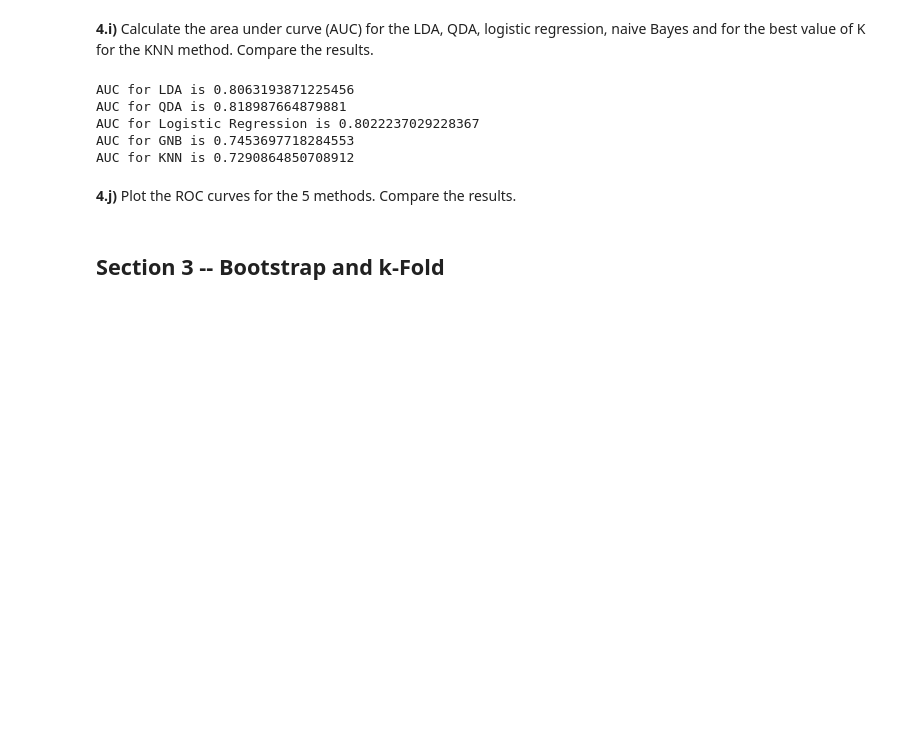
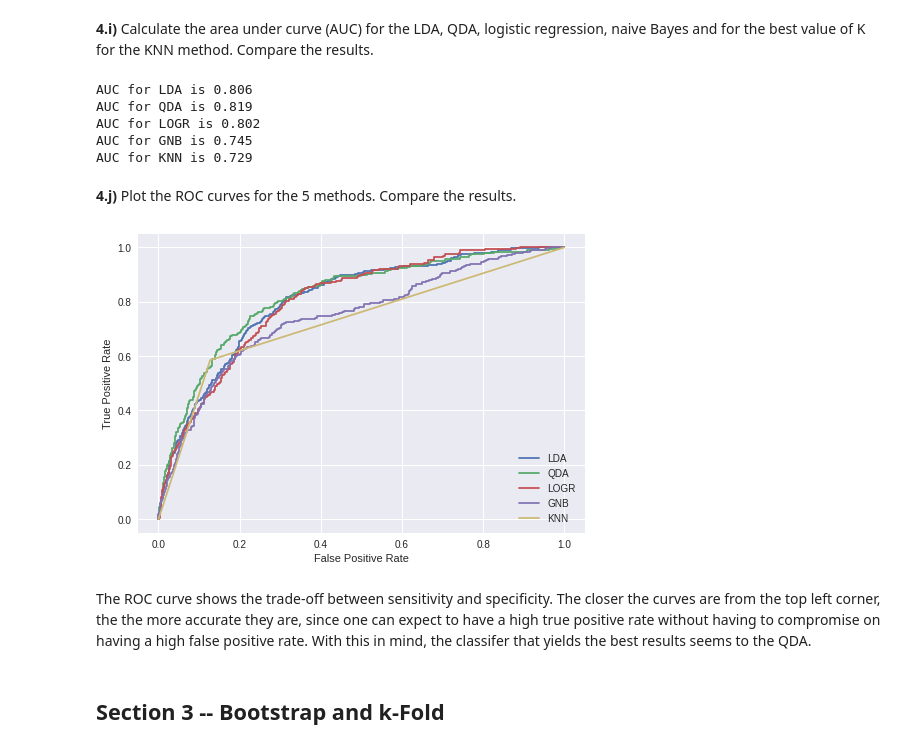
Before and after one commit to VilelaDiogo/AA_Project_G19, a Jupyter notebook: Assignments/Assignment2/Lab2_assignment.ipynb, the cells around one changed output. Cells and saved outputs as stored; diff of their text form; code cells hidden in the pictures; blank space fills up the shorter version.

```diff
--- a/Assignments/Assignment2/Lab2_assignment.ipynb
+++ b/Assignments/Assignment2/Lab2_assignment.ipynb
@@ -321,6 +328,7 @@ The best k is 1.
 # %%
 from sklearn.metrics._plot.roc_curve import auc
 from sklearn.metrics import roc_auc_score
+from sklearn.metrics import roc_curve
 
 #Calculate Probabilities
 Y_predicted_lda = lda.predict_proba(X_testing)[:,1]
@@ -341,19 +349,44 @@ Y_predicted_knn = knn.predict_proba(X_testing)[:,1]
 auc_knn = roc_auc_score(Y_testing, Y_predicted_knn)
 
 #Print results
-print('AUC for LDA is', auc_lda)
-print('AUC for QDA is', auc_qda)
-print('AUC for Logistic Regression is', auc_logr)
-print('AUC for GNB is', auc_gnb)
-print('AUC for KNN is', auc_knn)
+print('AUC for LDA is', round(auc_lda,3))
+print('AUC for QDA is', round(auc_qda,3))
+print('AUC for LOGR is', round(auc_logr,3))
+print('AUC for GNB is', round(auc_gnb,3))
+print('AUC for KNN is', round(auc_knn,3))
 # %% [output]
-AUC for LDA is 0.8063193871225456
-AUC for QDA is 0.818987664879881
-AUC for Logistic Regression is 0.8022237029228367
-AUC for GNB is 0.7453697718284553
-AUC for KNN is 0.7290864850708912
+AUC for LDA is 0.806
+AUC for QDA is 0.819
+AUC for LOGR is 0.802
+AUC for GNB is 0.745
+AUC for KNN is 0.729
 # %% [markdown]
 **4.j)** Plot the ROC curves for the 5 methods. Compare the results.
+# %%
+from sklearn.metrics import roc_curve
+
+#Get curves for all methods
+fpr_lda, tpr_lda, _ = roc_curve(Y_testing, Y_predicted_lda)
+fpr_qda, tpr_qda, _ = roc_curve(Y_testing, Y_predicted_qda)
+fpr_logr, tpr_logr, _ = roc_curve(Y_testing, Y_predicted_logr)
+fpr_gnb, tpr_gnb, _ = roc_curve(Y_testing, Y_predicted_gnb)
+fpr_knn, tpr_knn, _ = roc_curve(Y_testing, Y_predicted_knn)
+
+#plot all methods
+plt.plot(fpr_lda, tpr_lda)
+plt.plot(fpr_qda, tpr_qda)
+plt.plot(fpr_logr, tpr_logr)
+plt.plot(fpr_gnb, tpr_gnb)
+plt.plot(fpr_knn, tpr_knn)
+plt.legend(['LDA', 'QDA','LOGR','GNB','KNN'], loc ="lower right")
+
+plt.xlabel("False Positive Rate")
+plt.ylabel("True Positive Rate")
+plt.show()
+# %% [output]
+[figure, added]
+# %% [markdown]
+The ROC curve shows the trade-off between sensitivity and specificity. The closer the curves are from the top left corner, the the more accurate they are, since one can expect to have a high true positive rate without having to compromise on having a high false positive rate. With this in mind, the classifer that yields the best results seems to the QDA.
 # %% [markdown]
 ## Section 3 -- Bootstrap and k-Fold
 # %% [markdown]
```
Also changed, not shown: parts of 7 cells of this notebook.
